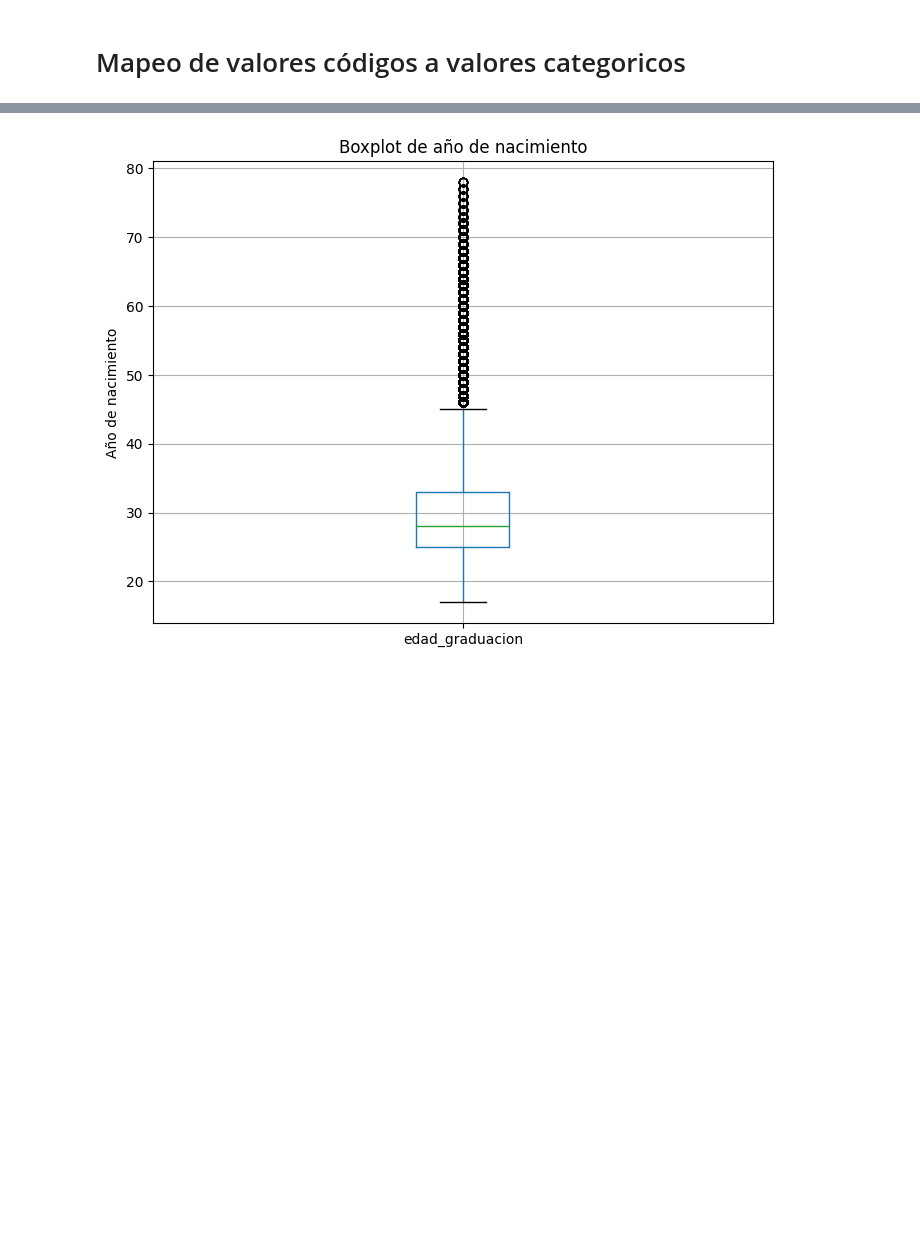
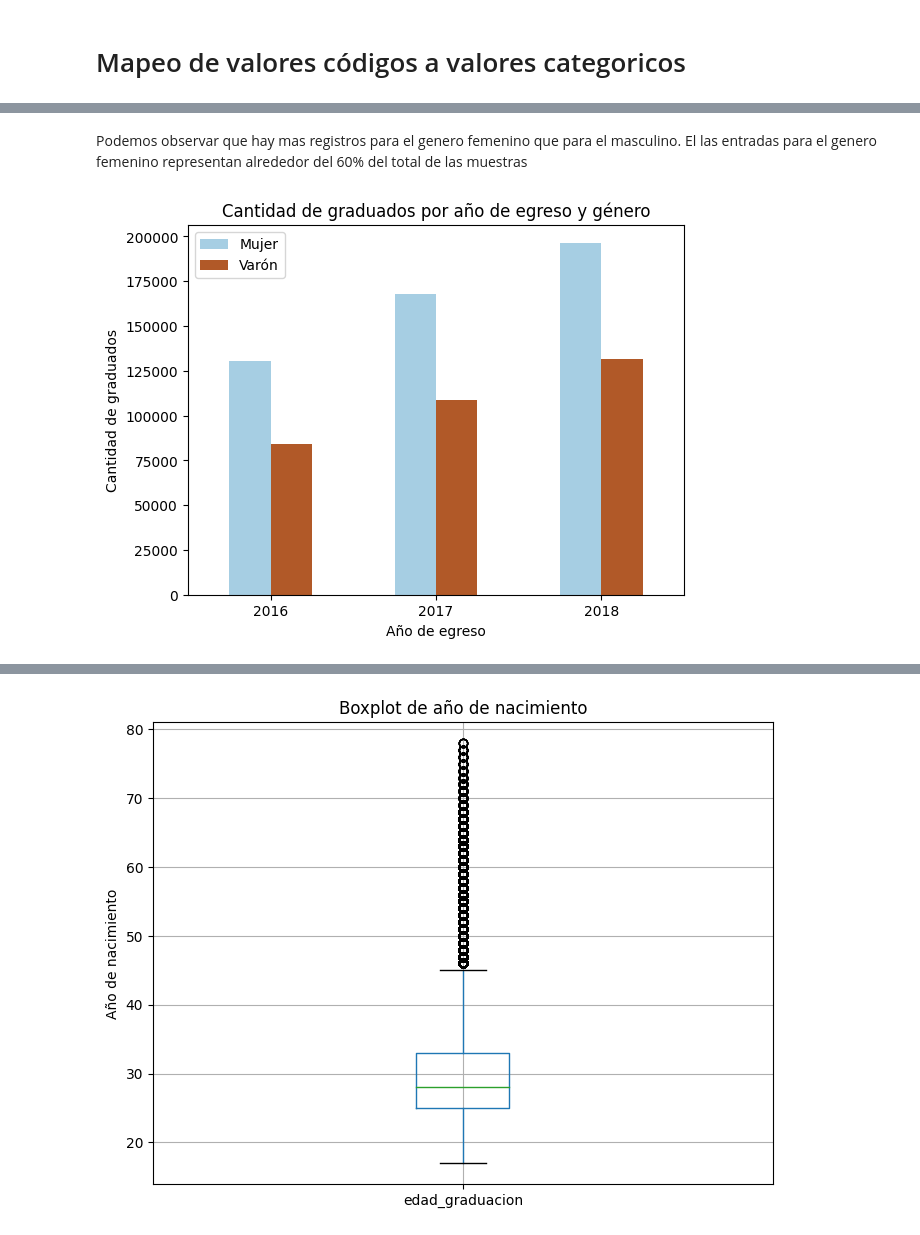
Before and after one commit to itssofiarce/regresion-fcdd, a Jupyter notebook: main.ipynb, the cells around one changed output, grey strips where cells are left out. Saved outputs shown, nothing was run; the diff lists cells and outputs as text; code cells hidden in the pictures; blank space fills up the shorter version.

```diff
--- a/main.ipynb
+++ b/main.ipynb
@@ -164,0 +164,12 @@ plot = pd.crosstab(index=df_etiquetado['tipo_titulo_id'],
+# %% [markdown]
+Podemos observar que hay mas registros para el genero femenino que para el masculino. El las entradas para el genero femenino representan alrededor del 60% del total de las muestras
+# %%
+plot = pd.crosstab(index=df_etiquetado['anioegreso'],
+                    columns=df_etiquetado['genero_id']).plot(kind='bar', colormap='Paired', rot=0)
+plot.set_xlabel('Año de egreso')
+plot.set_ylabel('Cantidad de graduados')
+plt.legend(['Mujer', 'Varón'])
+plot.set_title('Cantidad de graduados por año de egreso y género')
+plt.show()
+# %% [output]
+[figure, added]
```
Also changed, not shown: parts of 41 cells of this notebook.
